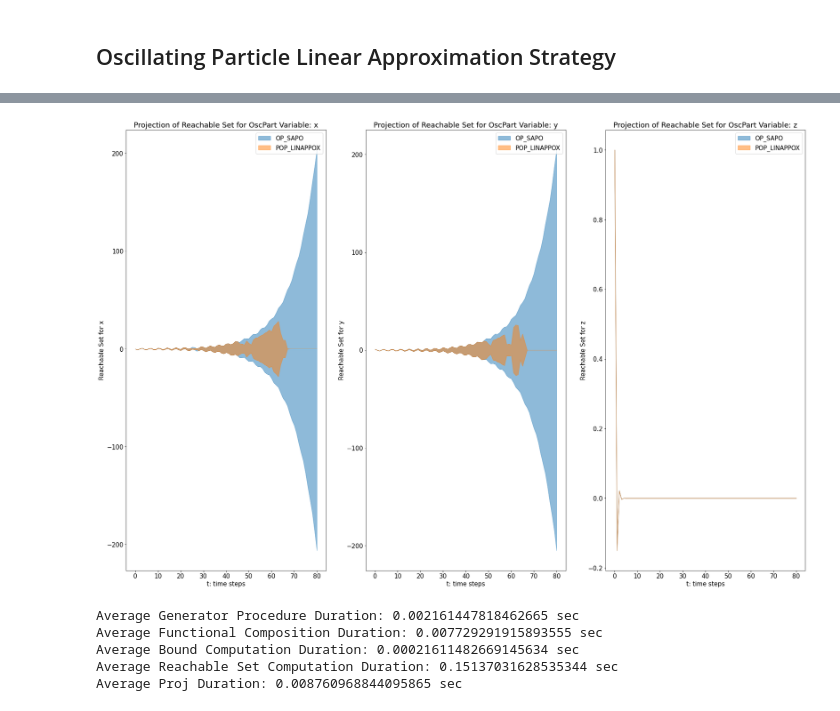
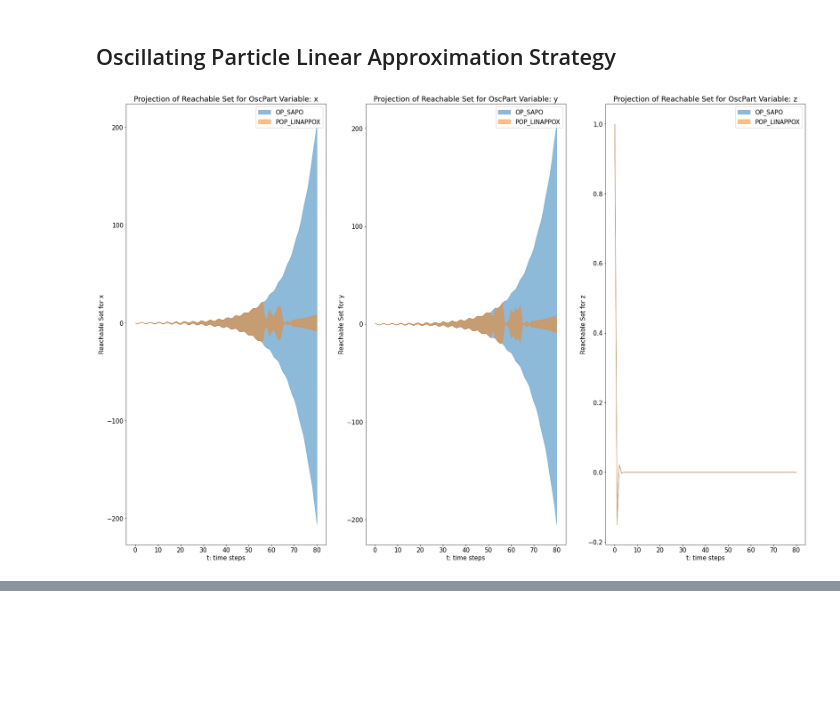
Before and after one commit to Tarheel-Formal-Methods/kaa-dynamic, a Jupyter notebook: template-demo.ipynb, the cells around one changed output, grey strips where cells are left out. Saved outputs shown, nothing was run; the diff lists cells and outputs as text; code cells hidden in the pictures; blank space fills up the shorter version.

```diff
--- a/template-demo.ipynb
+++ b/template-demo.ipynb
@@ -593,15 +358,16 @@ Average Proj Duration: 0.012812716620309013 sec
 ## Oscillating Particle Linear Approximation Strategy
 # %%
 'Lin Strategy Parameters'
-OP_LIN_ITER_STEPS = 3 #Number of steps between each recomputation of LinApprox Templates.
+OP_LIN_ITER_STEPS = 1 #Number of steps between each recomputation of LinApprox Templates.
 
 lin_strat = LinStrat(op, iter_steps=OP_LIN_ITER_STEPS)
 op_lin_flow = op_reach.computeReachSet(OP_NUM_STEPS, tempstrat=lin_strat) #Run LinApprox Strat
 
 op_lin_plot = Plot()
 op_lin_plot.add(op_flow, "OP_SAPO") #Add Sapo's flowpipe first.
 op_lin_plot.add(op_lin_flow, "POP_LINAPPOX") #Add our LinApprox flowipe next.
 
 op_lin_plot.plot(0,1,2)
 Timer.generate_stats()
 # %% [output]
+[figure, new version]
@@ -625,6 +378,0 @@ Computed Step 79 -- Time Elapsed: 0.04442405700683594 sec
-[figure, old version]
-Average Generator Procedure Duration: 0.002161447818462665 sec
-Average Functional Composition Duration: 0.007729291915893555 sec
-Average Bound Computation Duration: 0.00021611482669145634 sec
-Average Reachable Set Computation Duration: 0.15137031628535344 sec
-Average Proj Duration: 0.008760968844095865 sec
```
Also changed, not shown: parts of 16 cells of this notebook.
